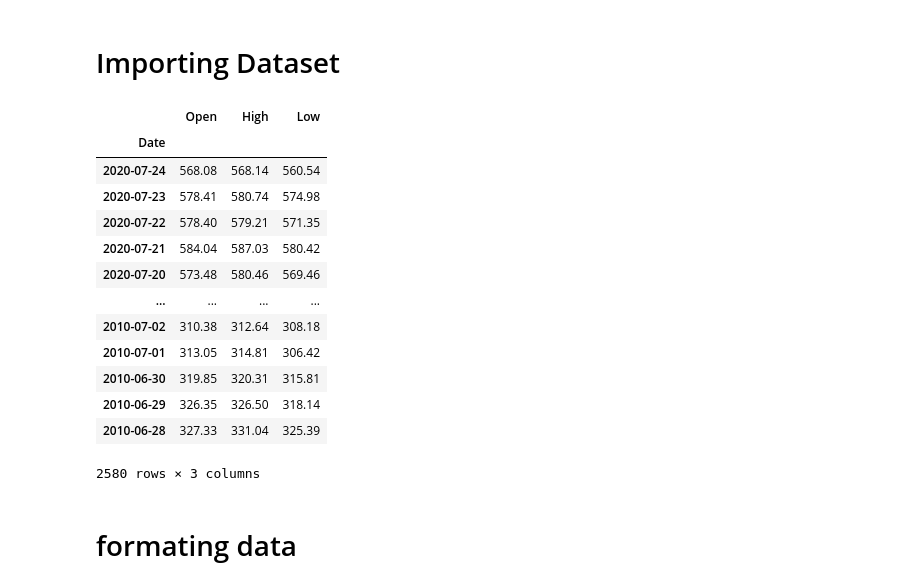
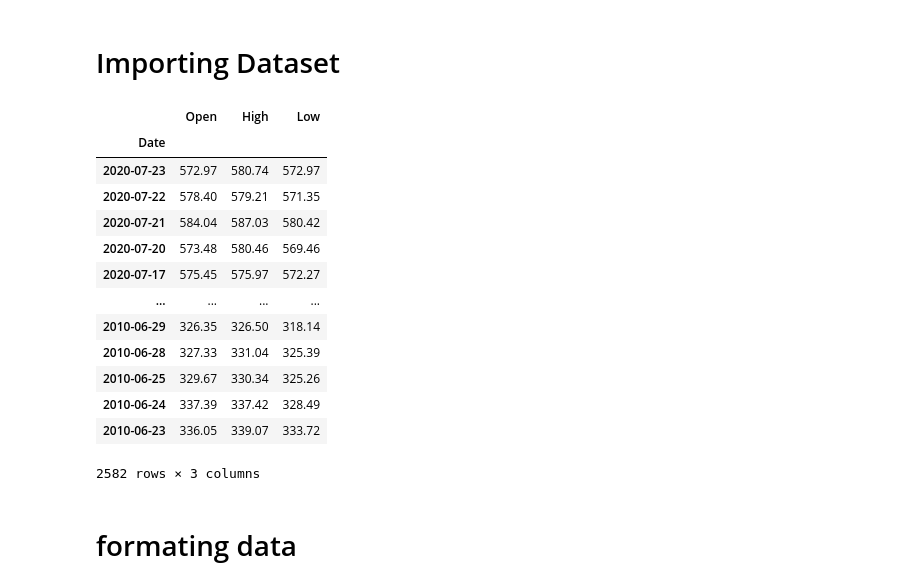
Before and after one commit to Kiran-Sawant/Auto_Distribute, a Jupyter notebook: Auto_distribute/expriment.ipynb, the cells around one changed output. Cells and saved outputs as stored; diff of their text form; code cells hidden in the pictures.

```diff
--- a/Auto_distribute/expriment.ipynb
+++ b/Auto_distribute/expriment.ipynb
@@ -5,22 +5,22 @@ import matplotlib.pylab as plt
 # %% [markdown]
 # Importing Dataset
 # %%
-pd.read_csv('AEX D1 10Y.csv', usecols=['Date', 'Open', 'High', 'Low'], parse_dates=['Date'], index_col=['Date'])
+pd.read_csv('Datasets/AEX D1 10Y.csv', usecols=['Date', 'Open', 'High', 'Low'], parse_dates=['Date'], index_col=['Date'])
 # %% [output]
 |  | Open | High | Low |
 | Date |  |  |  |
-| 2020-07-24 | 568.08 | 568.14 | 560.54 |
-| 2020-07-23 | 578.41 | 580.74 | 574.98 |
+| 2020-07-23 | 572.97 | 580.74 | 572.97 |
 | 2020-07-22 | 578.40 | 579.21 | 571.35 |
 | 2020-07-21 | 584.04 | 587.03 | 580.42 |
 | 2020-07-20 | 573.48 | 580.46 | 569.46 |
+| 2020-07-17 | 575.45 | 575.97 | 572.27 |
 | ... | ... | ... | ... |
-| 2010-07-02 | 310.38 | 312.64 | 308.18 |
-| 2010-07-01 | 313.05 | 314.81 | 306.42 |
-| 2010-06-30 | 319.85 | 320.31 | 315.81 |
 | 2010-06-29 | 326.35 | 326.50 | 318.14 |
 | 2010-06-28 | 327.33 | 331.04 | 325.39 |
+| 2010-06-25 | 329.67 | 330.34 | 325.26 |
+| 2010-06-24 | 337.39 | 337.42 | 328.49 |
+| 2010-06-23 | 336.05 | 339.07 | 333.72 |
-2580 rows × 3 columns
+2582 rows × 3 columns
 # %% [markdown]
 # formating data
 # %%
```
Also changed, not shown: parts of 14 cells of this notebook.
